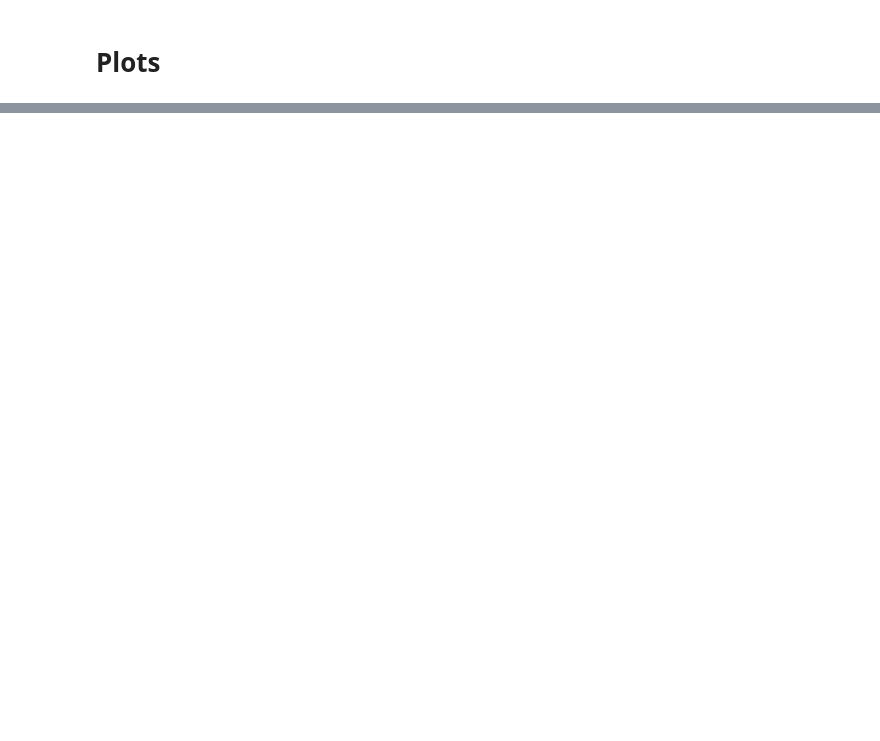
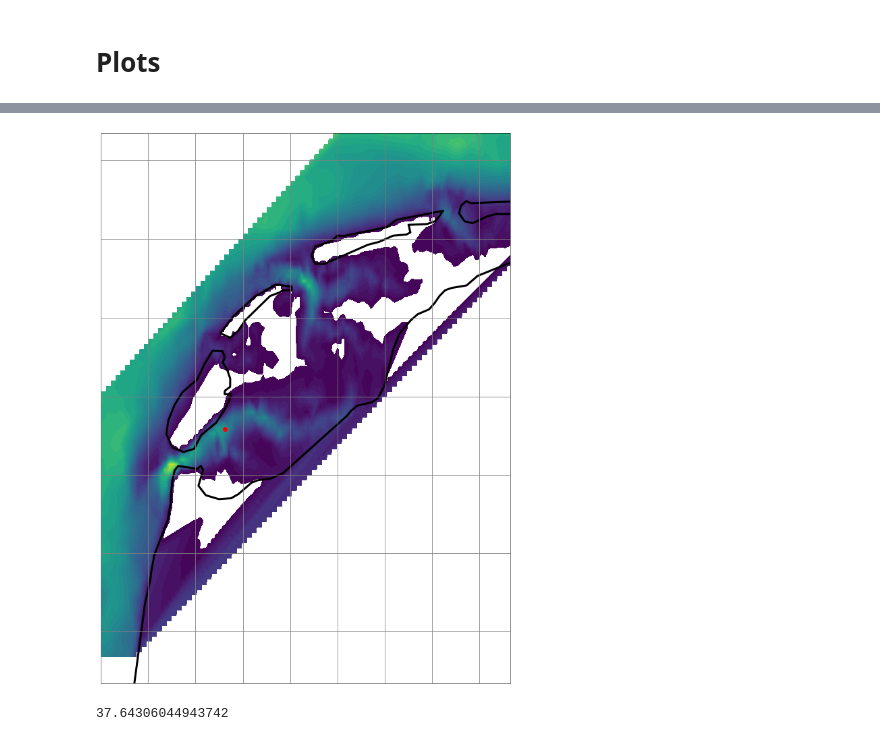
Before and after one commit to TUDelft-CITG/halem, a Jupyter notebook: Notebooks/01b_Road_map_generator_with_indeices.ipynb, the cells around one changed output, grey strips where cells are left out. Saved outputs shown, nothing was run; the diff lists cells and outputs as text; code cells hidden in the pictures; blank space fills up the shorter version.

```diff
--- a/Notebooks/01b_Road_map_generator_with_indeices.ipynb
+++ b/Notebooks/01b_Road_map_generator_with_indeices.ipynb
@@ -31,7 +31,7 @@ dx_min = 0.05
 blend = 0.8
 
 
-number_of_neighbor_layers = 2
+number_of_neighbor_layers = 1
 vship = vship = np.array([[5,16], [7,18]])
 WD_min = 1.5
 Load_flow = Flow_class.flow_2D_FM_05nm
@@ -44,3 +44,12 @@ node_index = np.loadtxt('D:/Roadmaps/nodes_inex(Rm_DCSM_FM_05nm_WDmin=1.5,nl=(0.
 def compute_cost(week_rate, fuel_rate):
     second_rate = week_rate/7/24/60/60
     return lambda travel_time, speed: (travel_time*second_rate + fuel_rate*travel_time * speed**3)
+
+QQ = compute_cost(700_000, 0.0008)
+
+DD = 1000
+v1 = 5
+v2 = 16
+t1 = DD/v1
+t2 = DD/v2
+QQ(t1,v1),QQ(t2,v2)
@@ -53,7 +64,8 @@ graph = Mesh_maker.Graph_flow_model_with_indices(name_textfile_flow,
                                                  vship,
                                                  Load_flow,
                                                  WD_min,
-                                                 compute_cost(700_000, 0.0005),
+                                                 QQ,
+                                                 Flow_class.nodes_on_land_Waddensea
                                                 )
 
 stop_time = time.time()
@@ -99,23 +118,26 @@ plt.show()
 # %%
-x_r = np.arange(4.5,5.5, 0.001)
-y_r = np.arange(53,54, 0.01)
+x_r = np.arange(4.5,5.8, 0.001)
+y_r = np.arange(52.5,53.6, 0.01)
 y_r, x_r = np.meshgrid(y_r,x_r)
 
 WD_r = griddata((graph.nodes[:,1], graph.nodes[:,0]), graph.WD[:,1], (x_r, y_r), method= 'linear')
 # %%
 fig = plt.figure(figsize=(15, 15))
 ax = plt.axes(projection=ccrs.Mercator())
 
 cval = np.arange(1.5,40,1)
 plt.contourf(x_r,y_r,WD_r, cval, transform=ccrs.PlateCarree())
 #cbar = plt.colorbar()
 
 ax.coastlines(resolution='10m', color='black', linewidth=3)
 ax.gridlines(color = 'grey', zorder = 3)
-ax.add_feature(cfeature.NaturalEarthFeature('physical', 'land', '10m', edgecolor='face', facecolor='palegoldenrod'))
+#ax.add_feature(cfeature.NaturalEarthFeature('physical', 'land', '10m', edgecolor='face', facecolor='palegoldenrod'))
 
 plt.plot(graph.nodes[550][1],graph.nodes[550][0], 'ro', transform=ccrs.PlateCarree())
 plt.show()
 
 
 print(len(graph.nodes)**0.5)
+# %% [output]
+[figure, added]
+37.64306044943742
```
Also changed, not shown: parts of 4 cells of this notebook, 5 other files.
